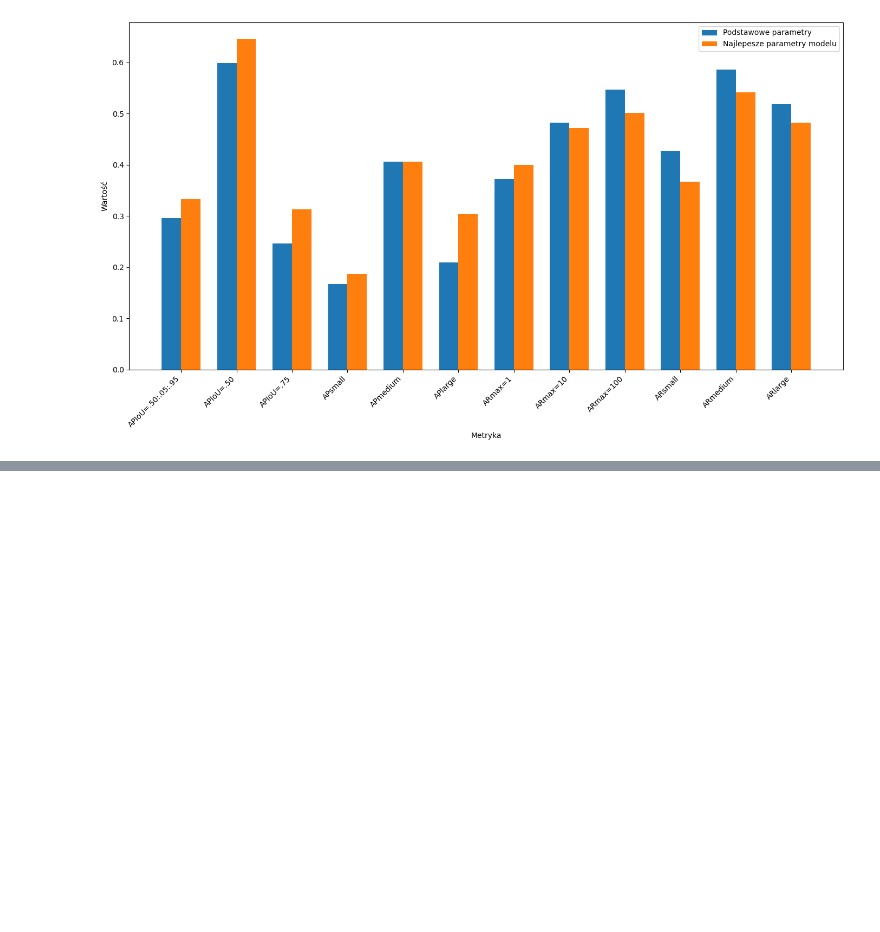
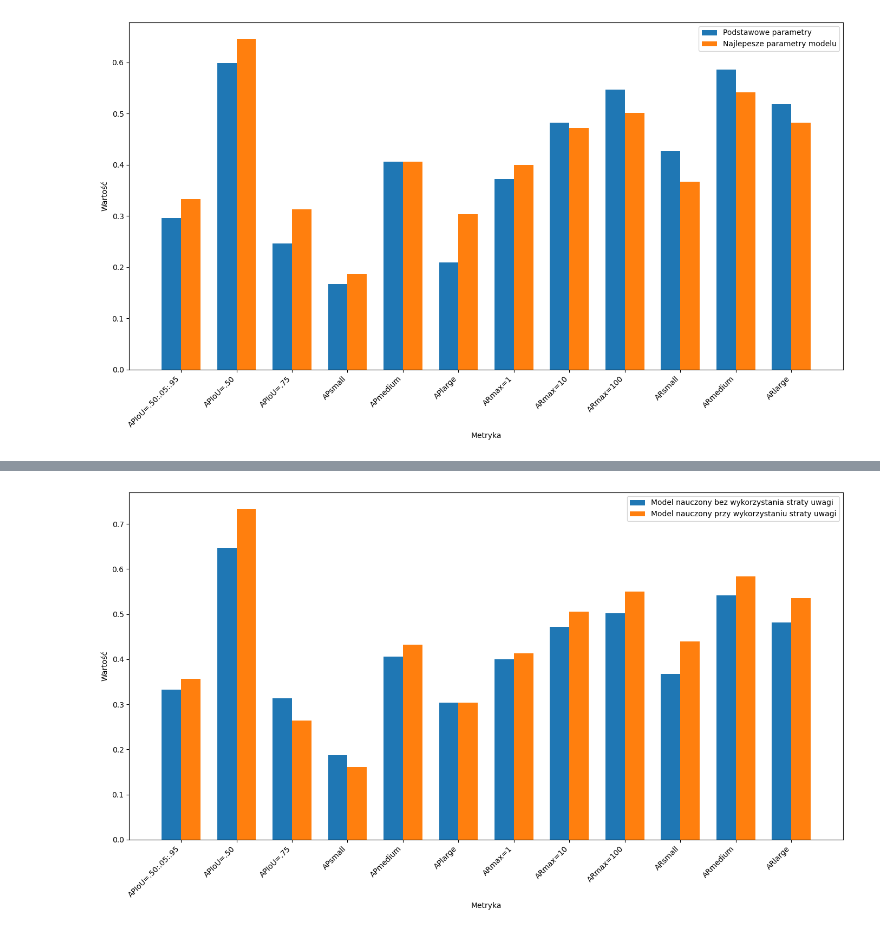
Before and after one commit to grzstr/car_plates_distillation, a Jupyter notebook: visualise_results.ipynb, the cells around one changed output, grey strips where cells are left out. Saved outputs shown, nothing was run; the diff lists cells and outputs as text; code cells hidden in the pictures; blank space fills up the shorter version.

```diff
--- a/visualise_results.ipynb
+++ b/visualise_results.ipynb
@@ -408,0 +462,53 @@ plt.show()
+# %%
+local_env = [
+    0.333,
+    0.646,
+    0.313,
+    0.187,
+    0.406,
+    0.304,
+    0.400,
+    0.472,
+    0.502,
+    0.367,
+    0.542,
+    0.482
+]
+
+remote_env = [
+    0.356,
+    0.733,
+    0.264,
+    0.161,
+    0.432,
+    0.304,
+    0.413,
+    0.505,
+    0.550,
+    0.439,
+    0.583,
+    0.535
+]
+
+
+# Wykres
+x = np.arange(len(metrics))
+width = 0.35
+
+fig, ax = plt.subplots(figsize=(14, 8))
+
+bars1 = ax.bar(x - width/2, local_env, width, label='Model nauczony bez wykorzystania straty uwagi')
+bars2 = ax.bar(x + width/2, remote_env, width, label='Model nauczony przy wykorzystaniu straty uwagi')
+
+ax.set_xlabel('Metryka')
+ax.set_ylabel('Wartość')
+#ax.set_title('Porównanie metryk w środowisku lokalnym i zdalnym')
+ax.set_xticks(x)
+ax.set_xticklabels(metrics, rotation=45, ha="right")
+ax.legend()
+
+fig.tight_layout()
+
+plt.show()
+# %% [output]
+[figure, added]
```
Also changed, not shown: parts of 7 cells of this notebook, 3 other files.
